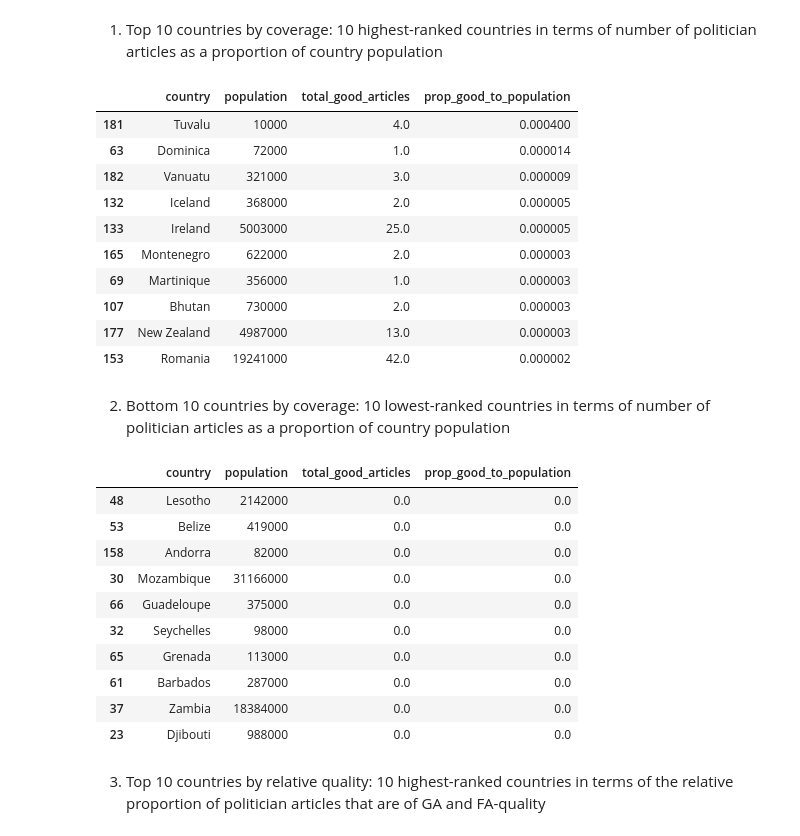
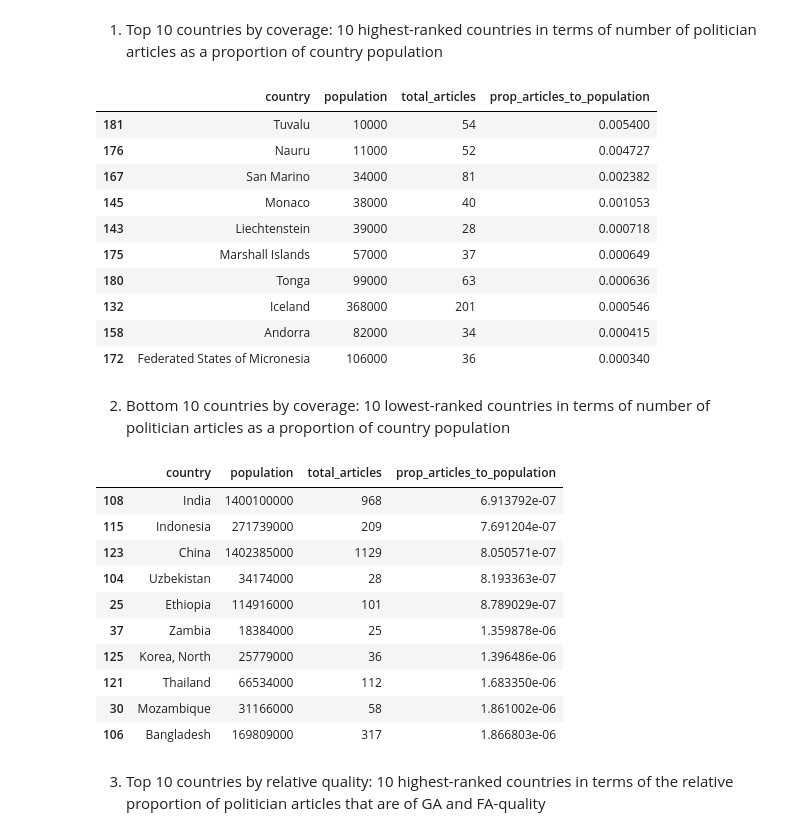
Before and after one commit to aaliyahfiala42/data-512-a2, a Jupyter notebook: hcds-a2-bias.ipynb, the cells around one changed output. Drawn from its saved outputs; the diff is of its cells as text; code cells hidden in the pictures.

```diff
--- a/hcds-a2-bias.ipynb
+++ b/hcds-a2-bias.ipynb
@@ -481,3 +481,7 @@ display(good_to_total_results)
 #get population by country
 country_population = politician_by_country[['country', 'population']].drop_duplicates()
 country_population = country_population.dropna()
+# %%
+total_pages_type["country"] = total_pages_type.index
+total_pages_type.index.names = ['index']
+total_pages_type
@@ -490,6 +525,6 @@ num_good_country.index.name = 'index'
 # %%
 #merge together values by country
-total_pages_pop = pd.merge(country_population, num_good_country, how = 'left', on = 'country')
+total_pages_pop = pd.merge(country_population, total_pages_type, how = 'left', on = 'country')
 
 #fill in nans with 0's
 total_pages_pop = total_pages_pop.fillna(0)
@@ -512,10 +547,10 @@ Length: 146, dtype: int64
 # %%
-#get the proportion of good articles to population
-total_pages_pop['prop'] = total_pages_pop['good']/total_pages_pop['population']
+#get the proportion of articles to population
+total_pages_pop['prop'] = total_pages_pop['total']/total_pages_pop['population']
 # %%
-good_population_results = total_pages_pop
-good_population_results.columns = ["country", "population", "total_good_articles", "prop_good_to_population"]
+population_results = total_pages_pop[['country', 'population', 'total', 'prop']]
+population_results.columns = ["country", "population", "total_articles", "prop_articles_to_population"]
 
 #final dataframe for proportion by population
-display(good_population_results)
+display(population_results)
 # %% [output]
@@ -669,35 +703,35 @@ display(articles_by_region)
 # %% [markdown]
 1. Top 10 countries by coverage: 10 highest-ranked countries in terms of number of politician articles as a proportion of country population
 # %%
-display(good_population_results.sort_values('prop_good_to_population', ascending = 0)[:10])
+display(population_results.sort_values('prop_articles_to_population', ascending = 0)[:10])
 # %% [output]
-|  | country | population | total_good_articles | prop_good_to_population |
-| 181 | Tuvalu | 10000 | 4.0 | 0.000400 |
-| 63 | Dominica | 72000 | 1.0 | 0.000014 |
-| 182 | Vanuatu | 321000 | 3.0 | 0.000009 |
-| 132 | Iceland | 368000 | 2.0 | 0.000005 |
-| 133 | Ireland | 5003000 | 25.0 | 0.000005 |
-| 165 | Montenegro | 622000 | 2.0 | 0.000003 |
-| 69 | Martinique | 356000 | 1.0 | 0.000003 |
-| 107 | Bhutan | 730000 | 2.0 | 0.000003 |
-| 177 | New Zealand | 4987000 | 13.0 | 0.000003 |
-| 153 | Romania | 19241000 | 42.0 | 0.000002 |
+|  | country | population | total_articles | prop_articles_to_population |
+| 181 | Tuvalu | 10000 | 54 | 0.005400 |
+| 176 | Nauru | 11000 | 52 | 0.004727 |
+| 167 | San Marino | 34000 | 81 | 0.002382 |
+| 145 | Monaco | 38000 | 40 | 0.001053 |
+| 143 | Liechtenstein | 39000 | 28 | 0.000718 |
+| 175 | Marshall Islands | 57000 | 37 | 0.000649 |
+| 180 | Tonga | 99000 | 63 | 0.000636 |
+| 132 | Iceland | 368000 | 201 | 0.000546 |
+| 158 | Andorra | 82000 | 34 | 0.000415 |
+| 172 | Federated States of Micronesia | 106000 | 36 | 0.000340 |
 # %% [markdown]
 2. Bottom 10 countries by coverage: 10 lowest-ranked countries in terms of number of politician articles as a proportion of country population
 # %%
-display(good_population_results.sort_values('prop_good_to_population', ascending = 1)[:10])
+display(population_results.sort_values('prop_articles_to_population', ascending = 1)[:10])
 # %% [output]
-|  | country | population | total_good_articles | prop_good_to_population |
-| 48 | Lesotho | 2142000 | 0.0 | 0.0 |
-| 53 | Belize | 419000 | 0.0 | 0.0 |
-| 158 | Andorra | 82000 | 0.0 | 0.0 |
-| 30 | Mozambique | 31166000 | 0.0 | 0.0 |
-| 66 | Guadeloupe | 375000 | 0.0 | 0.0 |
-| 32 | Seychelles | 98000 | 0.0 | 0.0 |
-| 65 | Grenada | 113000 | 0.0 | 0.0 |
-| 61 | Barbados | 287000 | 0.0 | 0.0 |
-| 37 | Zambia | 18384000 | 0.0 | 0.0 |
-| 23 | Djibouti | 988000 | 0.0 | 0.0 |
+|  | country | population | total_articles | prop_articles_to_population |
+| 108 | India | 1400100000 | 968 | 6.913792e-07 |
+| 115 | Indonesia | 271739000 | 209 | 7.691204e-07 |
+| 123 | China | 1402385000 | 1129 | 8.050571e-07 |
+| 104 | Uzbekistan | 34174000 | 28 | 8.193363e-07 |
+| 25 | Ethiopia | 114916000 | 101 | 8.789029e-07 |
+| 37 | Zambia | 18384000 | 25 | 1.359878e-06 |
+| 125 | Korea, North | 25779000 | 36 | 1.396486e-06 |
+| 121 | Thailand | 66534000 | 112 | 1.683350e-06 |
+| 30 | Mozambique | 31166000 | 58 | 1.861002e-06 |
+| 106 | Bangladesh | 169809000 | 317 | 1.866803e-06 |
 # %% [markdown]
 3. Top 10 countries by relative quality: 10 highest-ranked countries in terms of the relative proportion of politician articles that are of GA and FA-quality
 # %%
```
Also changed, not shown: parts of 9 cells of this notebook.
